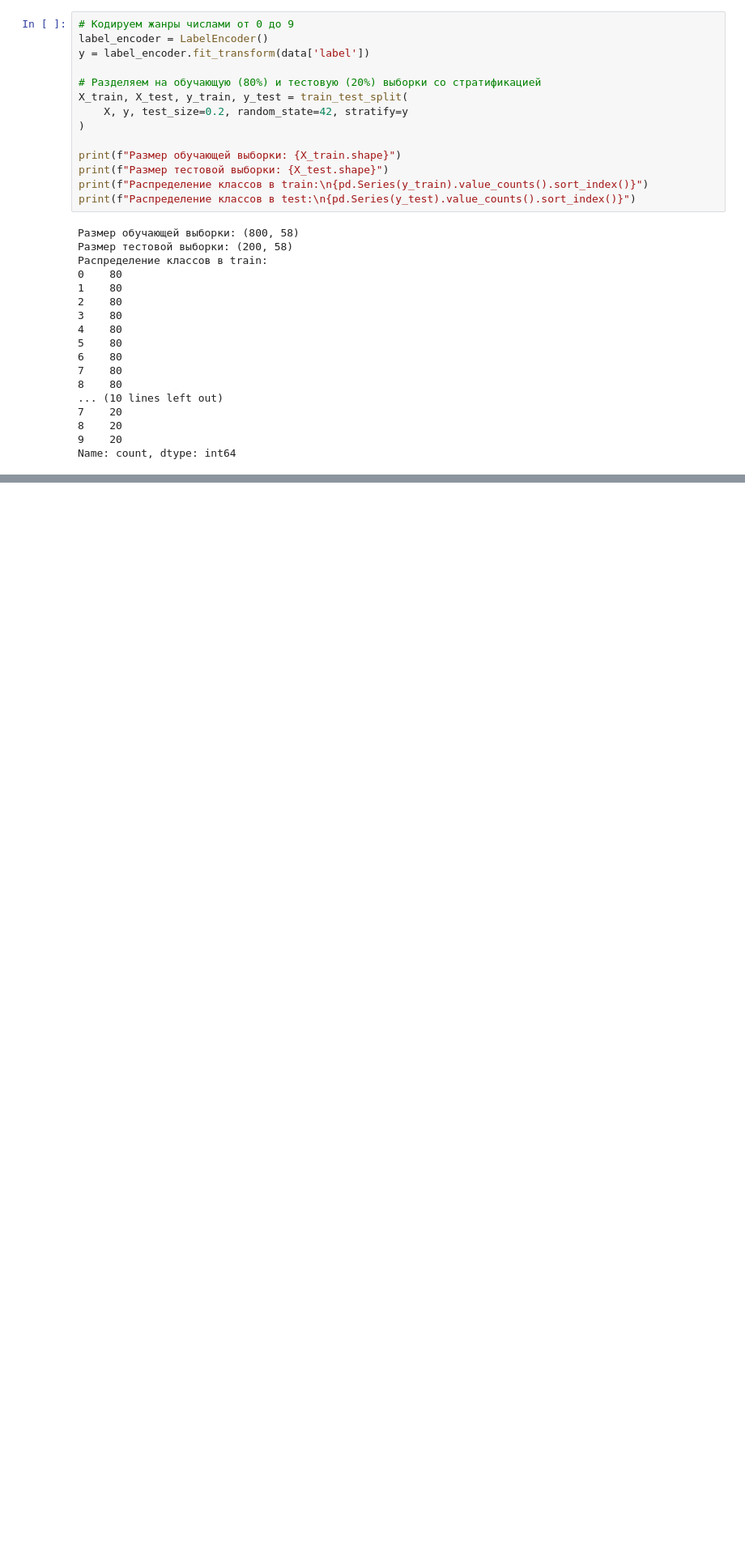
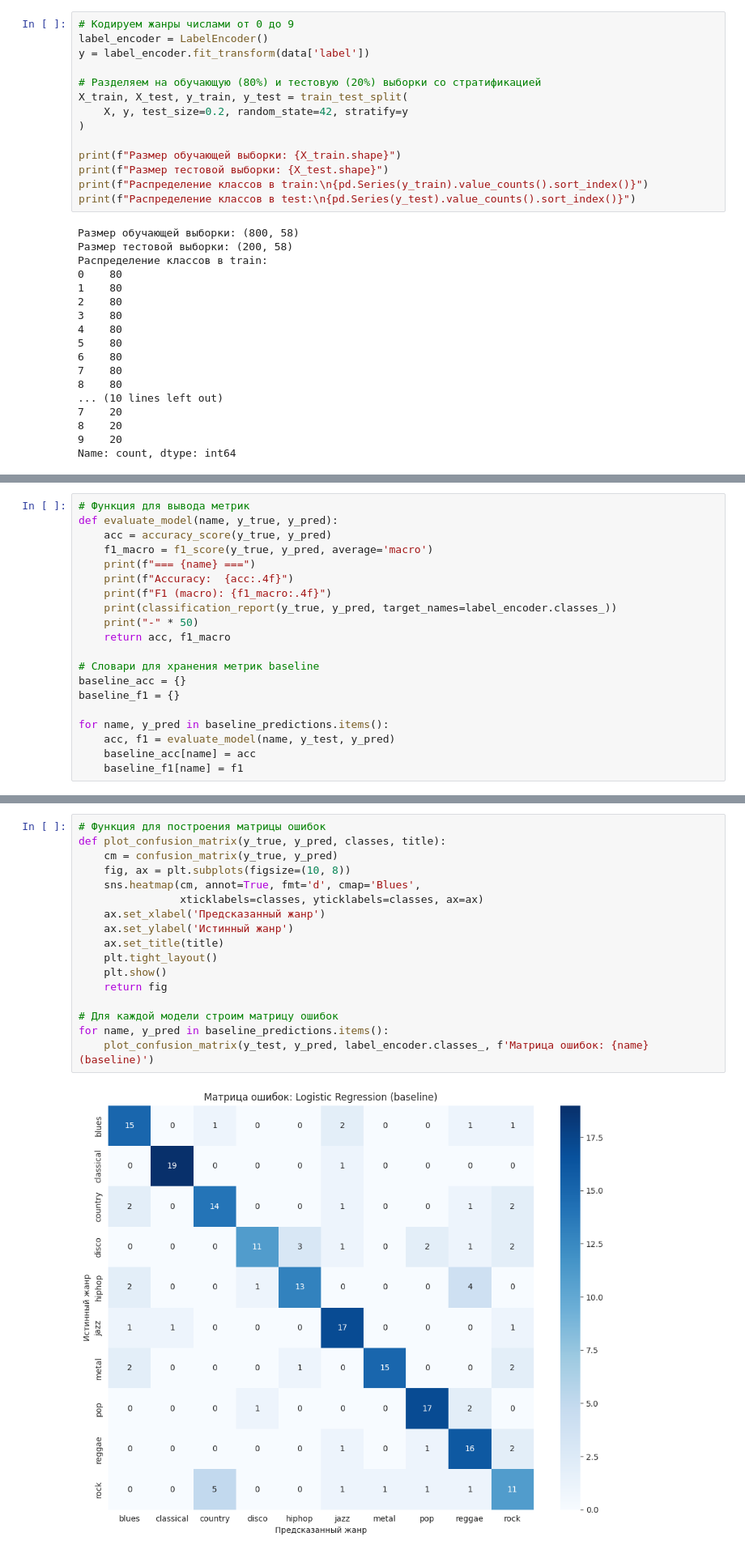
Before and after one commit to Marfall/MusicAnalyzer, a Jupyter notebook: MusicAnalyzer.ipynb, the cells around one changed output, grey strips where cells are left out. Shown at 81% size. Saved outputs shown, nothing was run; the diff lists cells and outputs as text; blank space fills up the shorter version.

```diff
--- a/MusicAnalyzer.ipynb
+++ b/MusicAnalyzer.ipynb
@@ -434,0 +507,20 @@ Name: count, dtype: int64
+# %%
+# Функция для вывода метрик
+def evaluate_model(name, y_true, y_pred):
+    acc = accuracy_score(y_true, y_pred)
+    f1_macro = f1_score(y_true, y_pred, average='macro')
+    print(f"=== {name} ===")
+    print(f"Accuracy:  {acc:.4f}")
+    print(f"F1 (macro): {f1_macro:.4f}")
+    print(classification_report(y_true, y_pred, target_names=label_encoder.classes_))
+    print("-" * 50)
+    return acc, f1_macro
+
+# Словари для хранения метрик baseline
+baseline_acc = {}
+baseline_f1 = {}
+
+for name, y_pred in baseline_predictions.items():
+    acc, f1 = evaluate_model(name, y_test, y_pred)
+    baseline_acc[name] = acc
+    baseline_f1[name] = f1
@@ -434,0 +589,19 @@ Name: count, dtype: int64
+# %%
+# Функция для построения матрицы ошибок
+def plot_confusion_matrix(y_true, y_pred, classes, title):
+    cm = confusion_matrix(y_true, y_pred)
+    fig, ax = plt.subplots(figsize=(10, 8))
+    sns.heatmap(cm, annot=True, fmt='d', cmap='Blues',
+                xticklabels=classes, yticklabels=classes, ax=ax)
+    ax.set_xlabel('Предсказанный жанр')
+    ax.set_ylabel('Истинный жанр')
+    ax.set_title(title)
+    plt.tight_layout()
+    plt.show()
+    return fig
+
+# Для каждой модели строим матрицу ошибок
+for name, y_pred in baseline_predictions.items():
+    plot_confusion_matrix(y_test, y_pred, label_encoder.classes_, f'Матрица ошибок: {name} (baseline)')
+# %% [output]
+[figure, added]
```
Also changed, not shown: parts of 14 cells of this notebook.
